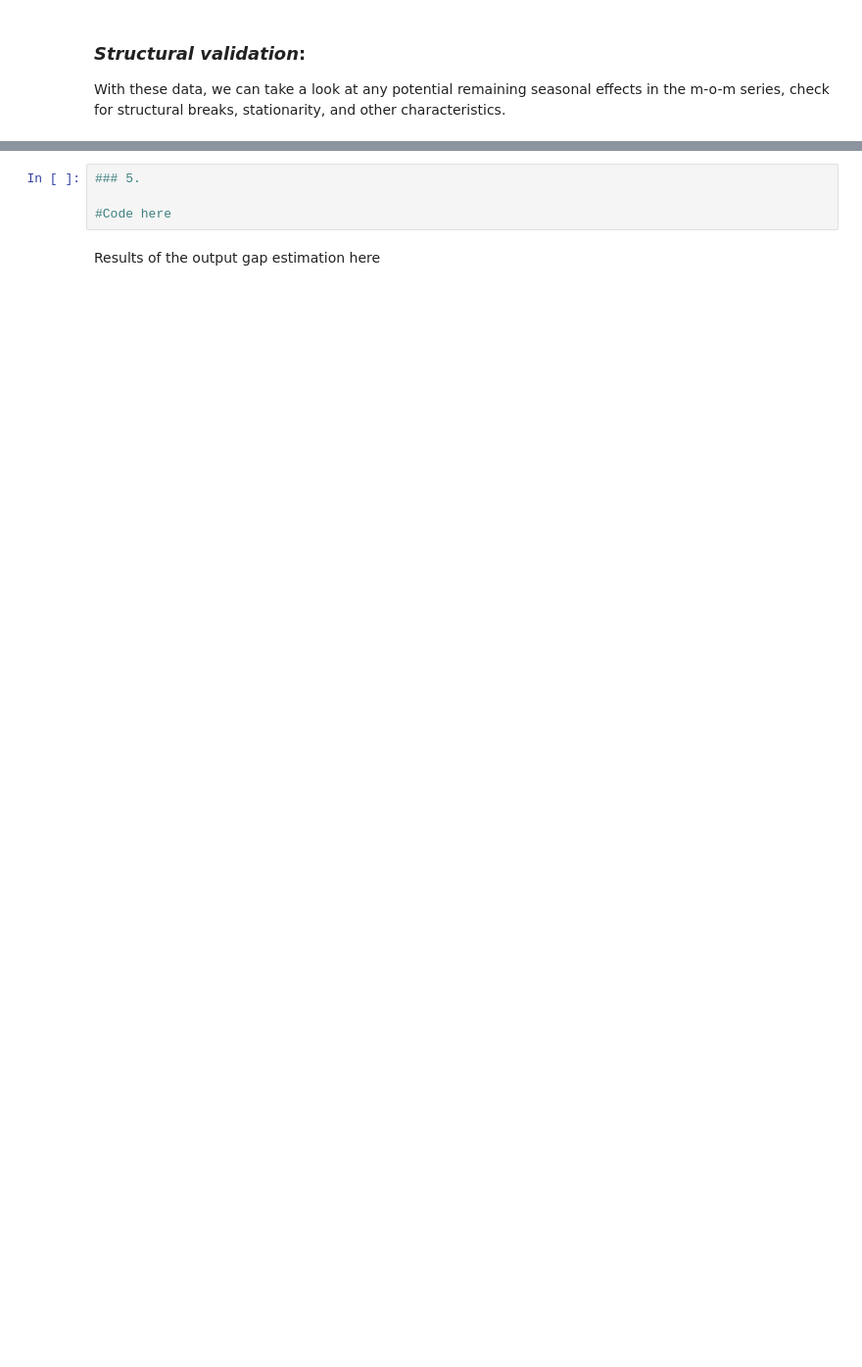
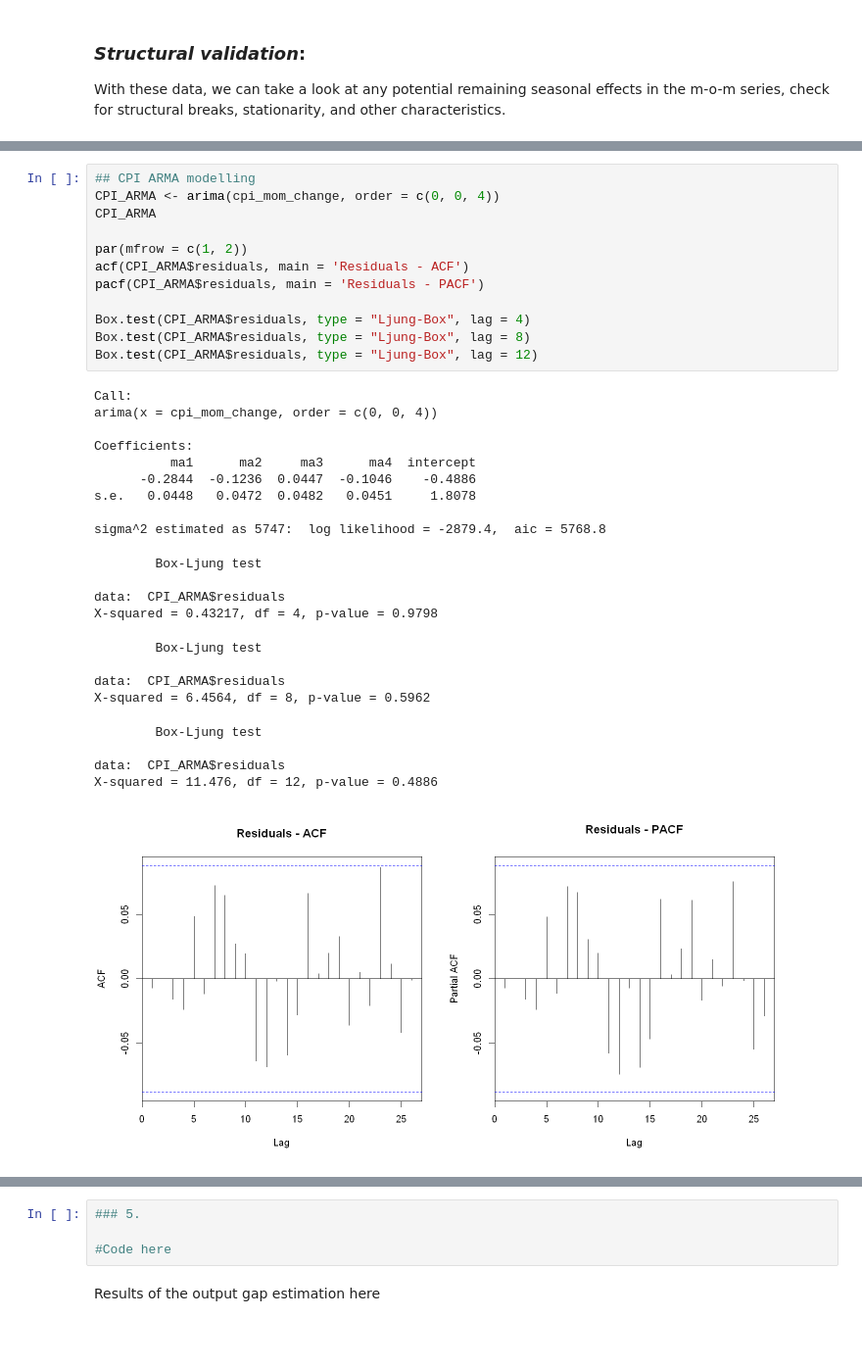
Before and after one commit to PetrCala/macro_tools_term_paper, a Jupyter notebook: code/cala_termpaper_main.ipynb, the cells around one changed output, grey strips where cells are left out. Shown at 98% size. Cells and saved outputs as stored; diff of their text form; blank space fills up the shorter version.

```diff
--- a/code/cala_termpaper_main.ipynb
+++ b/code/cala_termpaper_main.ipynb
@@ -187,0 +299,35 @@ The ACF and PACF plots for either series suggest a simple model should suffice,
+# %%
+## CPI ARMA modelling
+CPI_ARMA <- arima(cpi_mom_change, order = c(0, 0, 4))
+CPI_ARMA
+
+par(mfrow = c(1, 2))
+acf(CPI_ARMA$residuals, main = 'Residuals - ACF')
+pacf(CPI_ARMA$residuals, main = 'Residuals - PACF')
+
+Box.test(CPI_ARMA$residuals, type = "Ljung-Box", lag = 4)
+Box.test(CPI_ARMA$residuals, type = "Ljung-Box", lag = 8)
+Box.test(CPI_ARMA$residuals, type = "Ljung-Box", lag = 12)
+# %% [output]
+Call:
+arima(x = cpi_mom_change, order = c(0, 0, 4))
+
+Coefficients:
+          ma1      ma2     ma3      ma4  intercept
+      -0.2844  -0.1236  0.0447  -0.1046    -0.4886
+s.e.   0.0448   0.0472  0.0482   0.0451     1.8078
+
+sigma^2 estimated as 5747:  log likelihood = -2879.4,  aic = 5768.8
+        Box-Ljung test
+
+data:  CPI_ARMA$residuals
+X-squared = 0.43217, df = 4, p-value = 0.9798
+        Box-Ljung test
+
+data:  CPI_ARMA$residuals
+X-squared = 6.4564, df = 8, p-value = 0.5962
+        Box-Ljung test
+
+data:  CPI_ARMA$residuals
+X-squared = 11.476, df = 12, p-value = 0.4886
+[figure, added]
```
Also changed, not shown: parts of 18 cells of this notebook, 1 other file.
